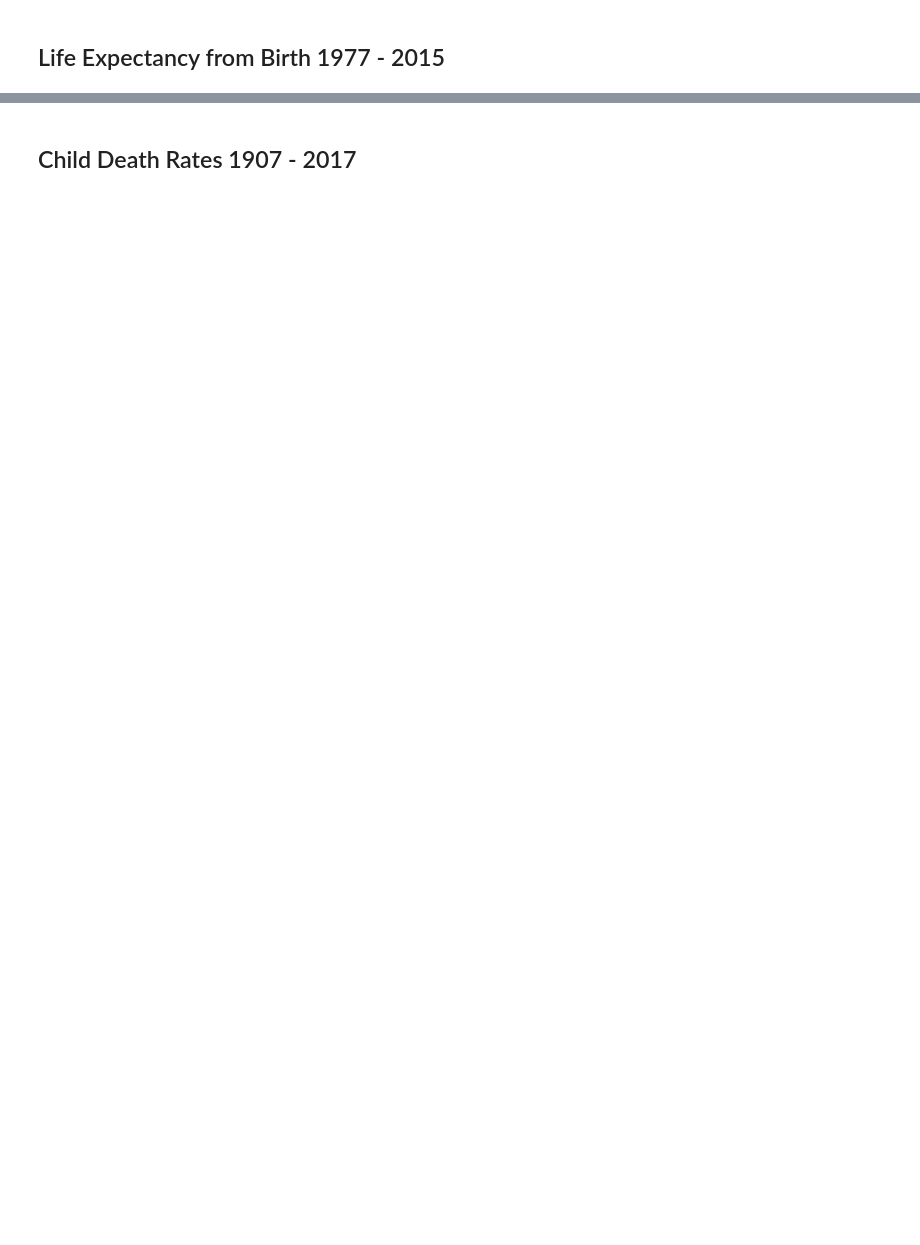
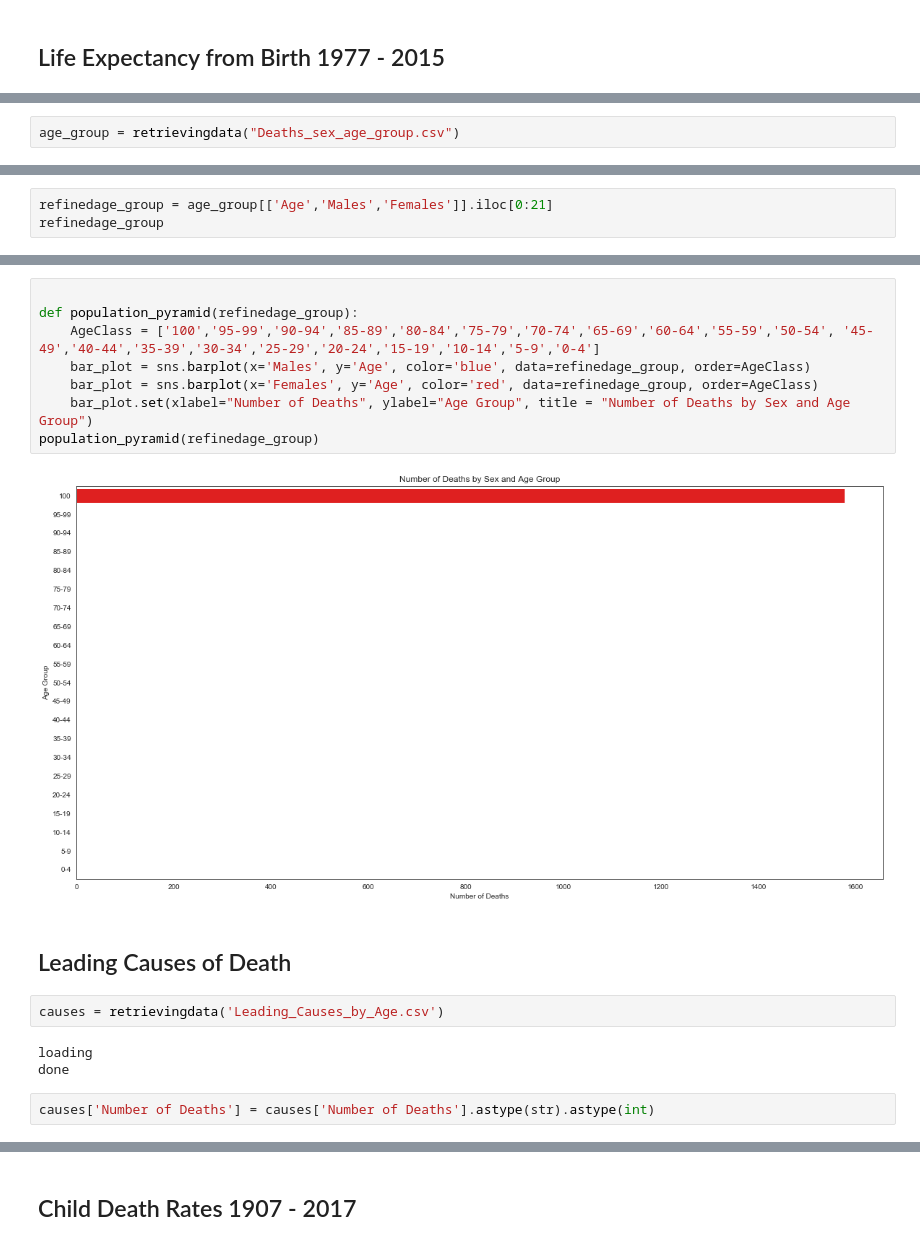
Before and after one commit to vanessavtnguyen/DataProject, a Jupyter notebook: Mortality in Australia.ipynb, the cells around one changed output, grey strips where cells are left out. Saved outputs shown, nothing was run; the diff lists cells and outputs as text; blank space fills up the shorter version.

```diff
--- a/Mortality in Australia.ipynb
+++ b/Mortality in Australia.ipynb
@@ -43,0 +125,2 @@ mortality_data3.head()
+# %%
+age_group = retrievingdata("Deaths_sex_age_group.csv")
@@ -43,0 +130,3 @@ mortality_data3.head()
+# %%
+refinedage_group = age_group[['Age','Males','Females']].iloc[0:21]
+refinedage_group
@@ -43,0 +171,19 @@ mortality_data3.head()
+# %%
+
+def population_pyramid(refinedage_group):
+    AgeClass = ['100','95-99','90-94','85-89','80-84','75-79','70-74','65-69','60-64','55-59','50-54', '45-49','40-44','35-39','30-34','25-29','20-24','15-19','10-14','5-9','0-4']
+    bar_plot = sns.barplot(x='Males', y='Age', color='blue', data=refinedage_group, order=AgeClass)
+    bar_plot = sns.barplot(x='Females', y='Age', color='red', data=refinedage_group, order=AgeClass)
+    bar_plot.set(xlabel="Number of Deaths", ylabel="Age Group", title = "Number of Deaths by Sex and Age Group")
+population_pyramid(refinedage_group)
+# %% [output]
+[figure, added]
+# %% [markdown]
+## Leading Causes of Death
+# %%
+causes = retrievingdata('Leading_Causes_by_Age.csv')
+# %% [output]
+loading
+done
+# %%
+causes['Number of Deaths'] = causes['Number of Deaths'].astype(str).astype(int)
```
Also changed, not shown: parts of 102 cells of this notebook.
